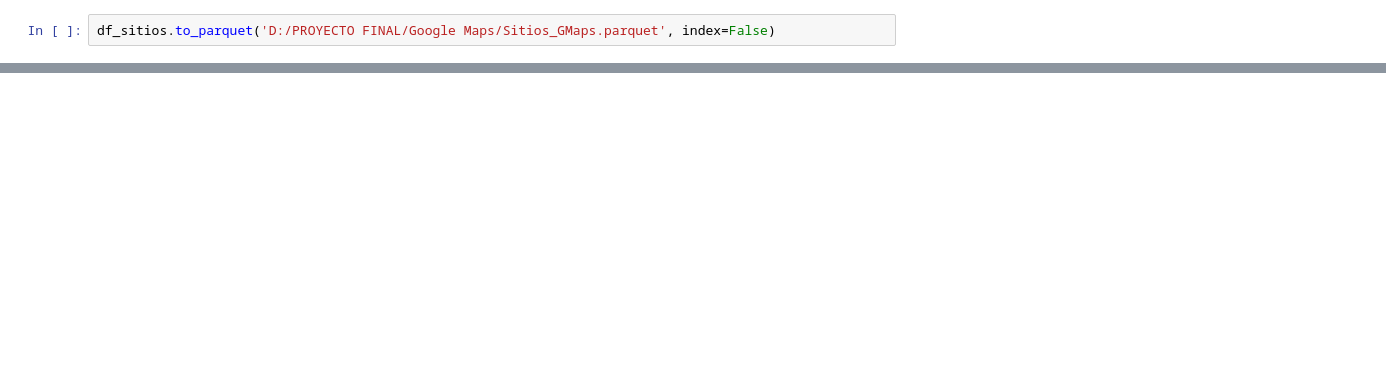
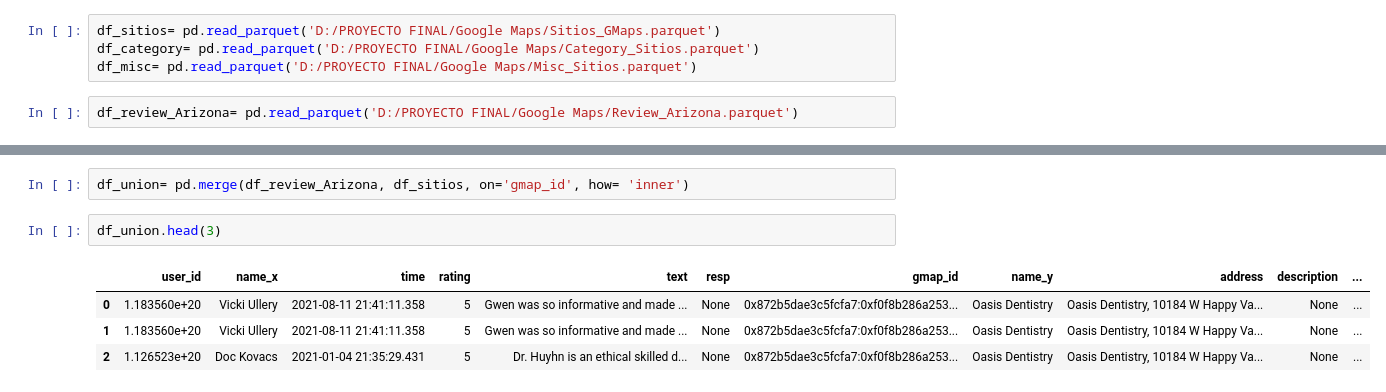
Before and after one commit to Joaqrz/Proyecto_Final_Yelp, a Jupyter notebook: EDA-sitios_GMaps.ipynb, the cells around one changed output, grey strips where cells are left out. Saved outputs shown, nothing was run; the diff lists cells and outputs as text; blank space fills up the shorter version.

Commit message:
EDA y ETL Sitios GMaps

```diff
--- a/EDA-sitios_GMaps.ipynb
+++ b/EDA-sitios_GMaps.ipynb
@@ -52,2 +4,6 @@ df_categorias
+# %%
+df_sitios= pd.read_parquet('D:/PROYECTO FINAL/Google Maps/Sitios_GMaps.parquet')
+df_category= pd.read_parquet('D:/PROYECTO FINAL/Google Maps/Category_Sitios.parquet')
+df_misc= pd.read_parquet('D:/PROYECTO FINAL/Google Maps/Misc_Sitios.parquet')
 # %%
-df_sitios.to_parquet('D:/PROYECTO FINAL/Google Maps/Sitios_GMaps.parquet', index=False)
+df_review_Arizona= pd.read_parquet('D:/PROYECTO FINAL/Google Maps/Review_Arizona.parquet')
@@ -71,0 +153,9 @@ reviews
+# %%
+df_union= pd.merge(df_review_Arizona, df_sitios, on='gmap_id', how= 'inner')
+# %%
+df_union.head(3)
+# %% [output]
+|  | user_id | name_x | time | rating | text | resp | gmap_id | name_y | address | description | ... |
+| 0 | 1.183560e+20 | Vicki Ullery | 2021-08-11 21:41:11.358 | 5 | Gwen was so informative and made ... | None | 0x872b5dae3c5fcfa7:0xf0f8b286a253... | Oasis Dentistry | Oasis Dentistry, 10184 W Happy Va... | None | ... |
+| 1 | 1.183560e+20 | Vicki Ullery | 2021-08-11 21:41:11.358 | 5 | Gwen was so informative and made ... | None | 0x872b5dae3c5fcfa7:0xf0f8b286a253... | Oasis Dentistry | Oasis Dentistry, 10184 W Happy Va... | None | ... |
+| 2 | 1.126523e+20 | Doc Kovacs | 2021-01-04 21:35:29.431 | 5 | Dr. Huyhn is an ethical skilled d... | None | 0x872b5dae3c5fcfa7:0xf0f8b286a253... | Oasis Dentistry | Oasis Dentistry, 10184 W Happy Va... | None | ... |
```
Also changed, not shown: parts of 21 cells of this notebook, 1 other file.
